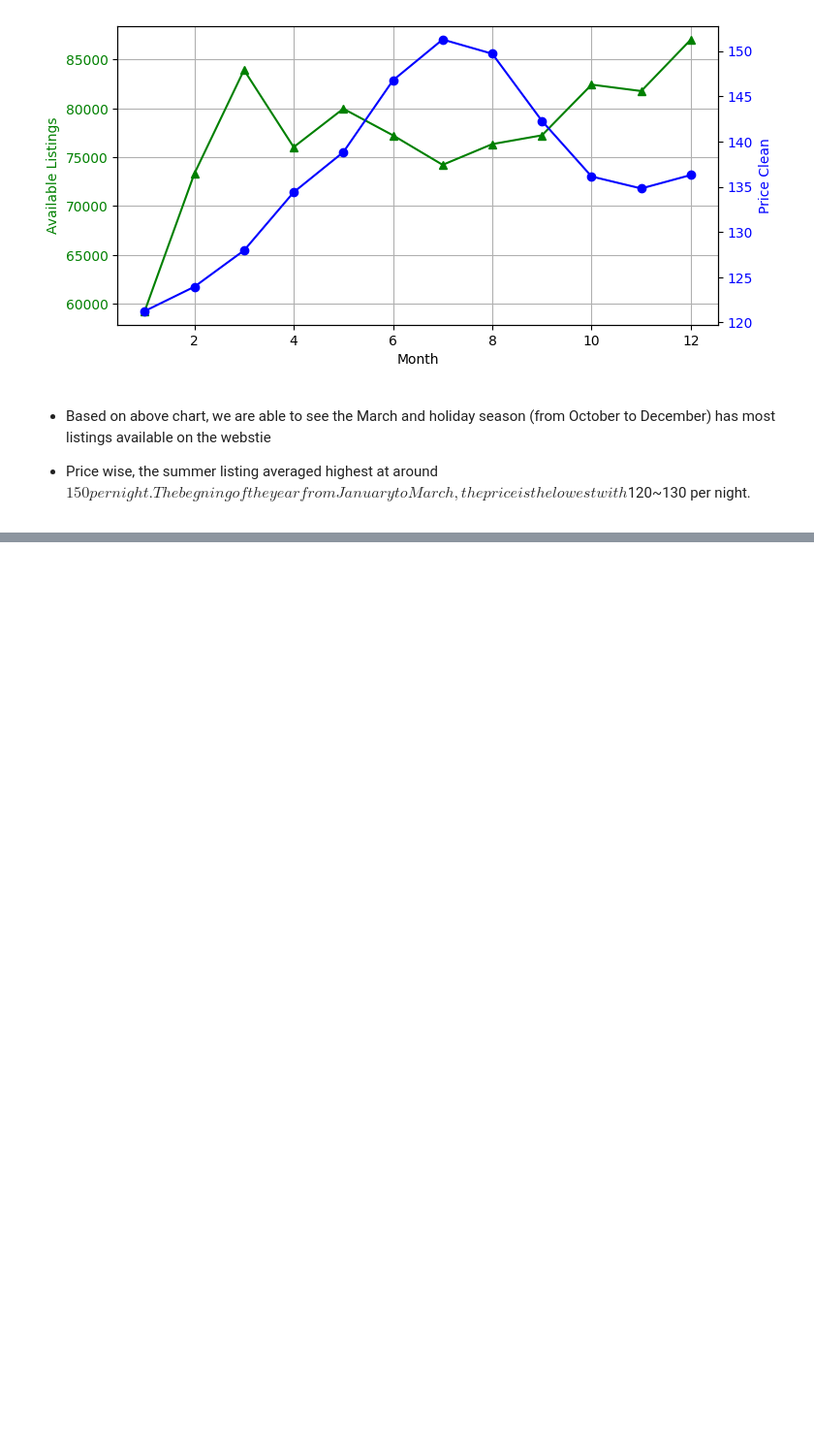
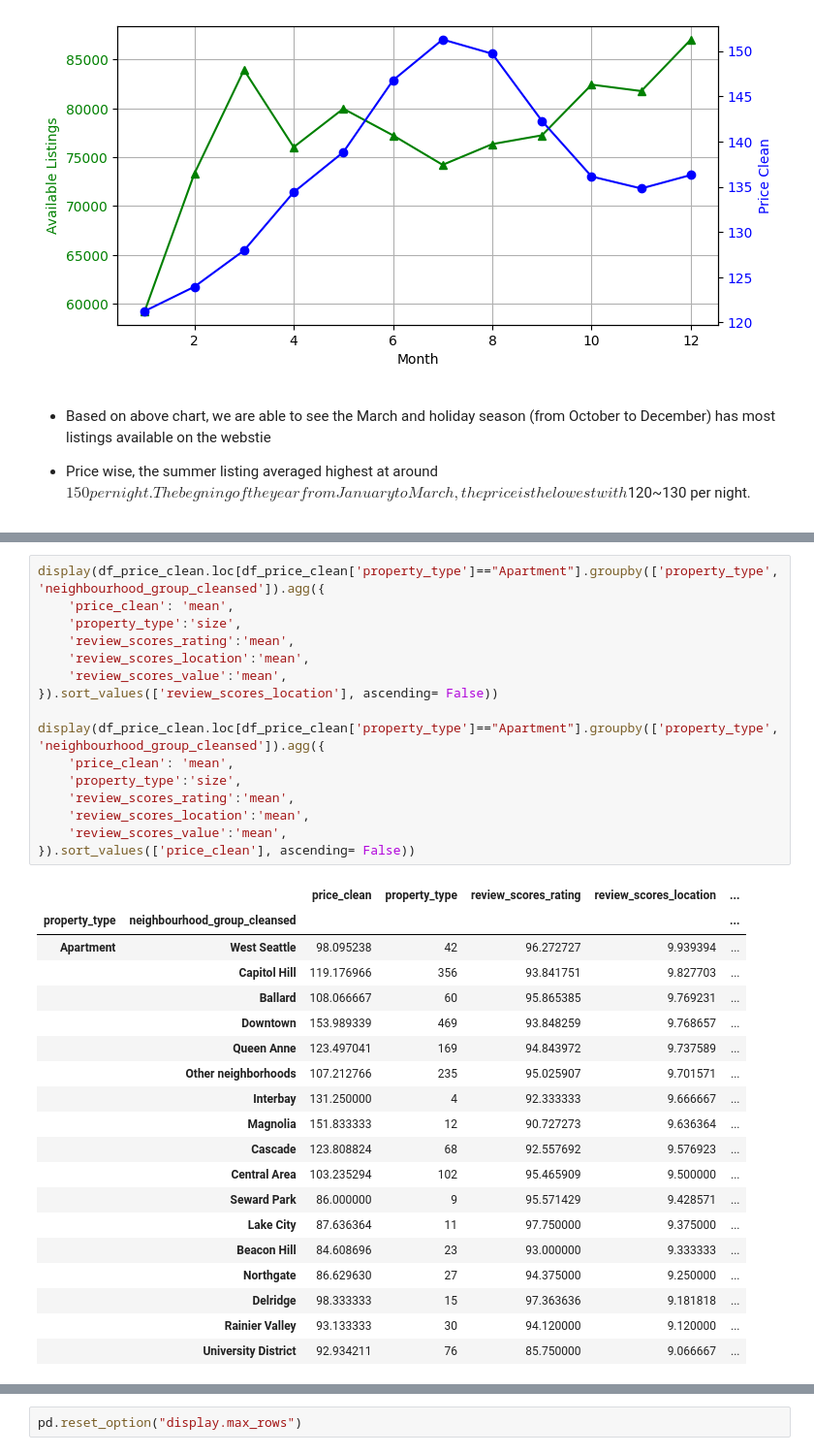
Before and after one commit to wxzhao15/DS_AirbnbDataEDA, a Jupyter notebook: main.ipynb, the cells around one changed output, grey strips where cells are left out. Shown at 97% size. Saved outputs shown, nothing was run; the diff lists cells and outputs as text; blank space fills up the shorter version.

```diff
--- a/main.ipynb
+++ b/main.ipynb
@@ -352,0 +425,36 @@ df_price_clean.groupby(['neighbourhood_group_cleansed']).agg({
+# %%
+display(df_price_clean.loc[df_price_clean['property_type']=="Apartment"].groupby(['property_type','neighbourhood_group_cleansed']).agg({
+    'price_clean': 'mean',
+    'property_type':'size',
+    'review_scores_rating':'mean',
+    'review_scores_location':'mean',
+    'review_scores_value':'mean',
+}).sort_values(['review_scores_location'], ascending= False))
+
+display(df_price_clean.loc[df_price_clean['property_type']=="Apartment"].groupby(['property_type','neighbourhood_group_cleansed']).agg({
+    'price_clean': 'mean',
+    'property_type':'size',
+    'review_scores_rating':'mean',
+    'review_scores_location':'mean',
+    'review_scores_value':'mean',
+}).sort_values(['price_clean'], ascending= False))
+# %% [output]
+|  |  | price_clean | property_type | review_scores_rating | review_scores_location | ... |
+| property_type | neighbourhood_group_cleansed |  |  |  |  | ... |
+| Apartment | West Seattle | 98.095238 | 42 | 96.272727 | 9.939394 | ... |
+|  | Capitol Hill | 119.176966 | 356 | 93.841751 | 9.827703 | ... |
+|  | Ballard | 108.066667 | 60 | 95.865385 | 9.769231 | ... |
+|  | Downtown | 153.989339 | 469 | 93.848259 | 9.768657 | ... |
+|  | Queen Anne | 123.497041 | 169 | 94.843972 | 9.737589 | ... |
+|  | Other neighborhoods | 107.212766 | 235 | 95.025907 | 9.701571 | ... |
+|  | Interbay | 131.250000 | 4 | 92.333333 | 9.666667 | ... |
+|  | Magnolia | 151.833333 | 12 | 90.727273 | 9.636364 | ... |
+|  | Cascade | 123.808824 | 68 | 92.557692 | 9.576923 | ... |
+|  | Central Area | 103.235294 | 102 | 95.465909 | 9.500000 | ... |
+|  | Seward Park | 86.000000 | 9 | 95.571429 | 9.428571 | ... |
+|  | Lake City | 87.636364 | 11 | 97.750000 | 9.375000 | ... |
+|  | Beacon Hill | 84.608696 | 23 | 93.000000 | 9.333333 | ... |
+|  | Northgate | 86.629630 | 27 | 94.375000 | 9.250000 | ... |
+|  | Delridge | 98.333333 | 15 | 97.363636 | 9.181818 | ... |
+|  | Rainier Valley | 93.133333 | 30 | 94.120000 | 9.120000 | ... |
+|  | University District | 92.934211 | 76 | 85.750000 | 9.066667 | ... |
@@ -352,0 +480,2 @@ df_price_clean.groupby(['neighbourhood_group_cleansed']).agg({
+# %%
+pd.reset_option("display.max_rows")
```
Also changed, not shown: parts of 17 cells of this notebook, 1 other file.
